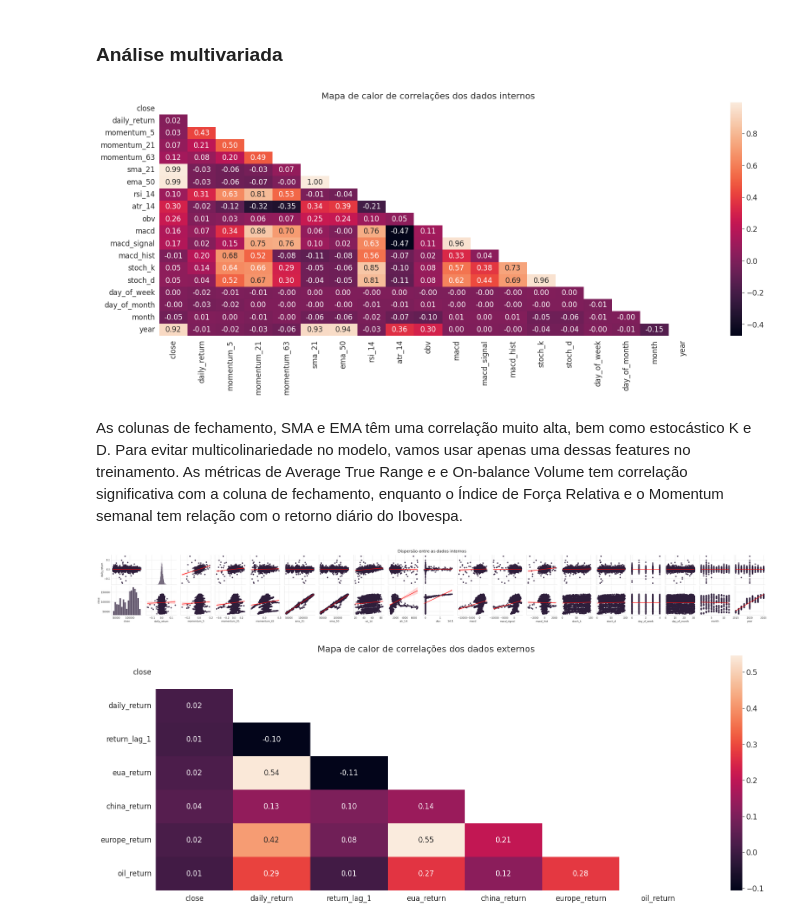
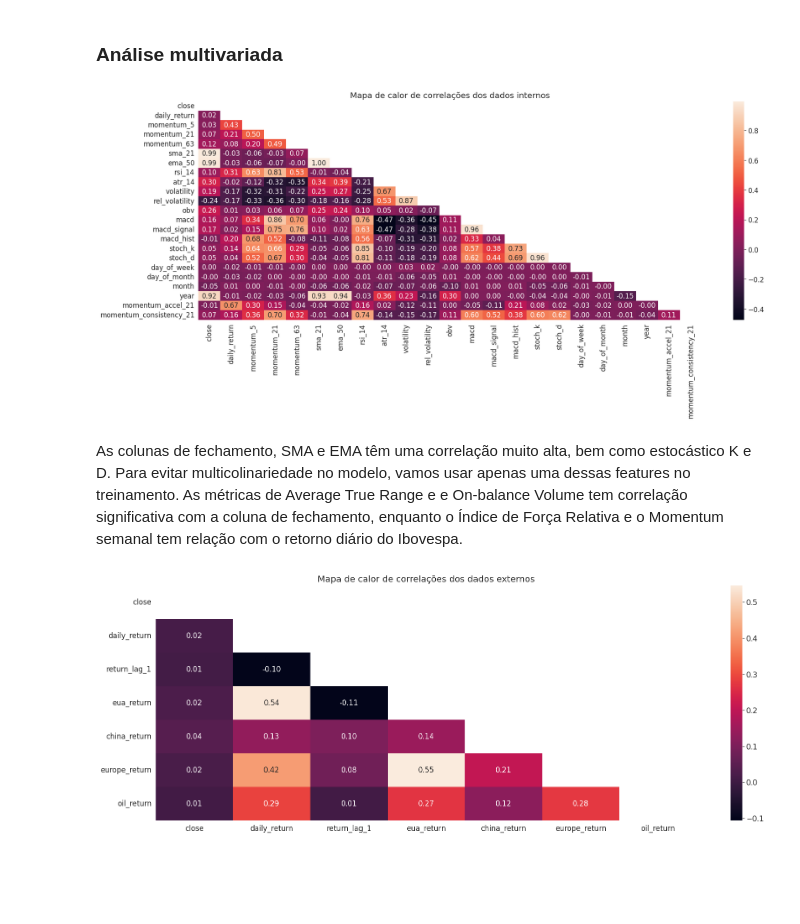
Before and after one commit to JacksonvBarbosa/Analise_Indice_Ibovespa, a Jupyter notebook: notebooks/02-exploratory-data-analysis-notebook.ipynb, the cells around one changed output. Cells and saved outputs as stored; diff of their text form; code cells hidden in the pictures; blank space fills up the shorter version.

```diff
--- a/notebooks/02-exploratory-data-analysis-notebook.ipynb
+++ b/notebooks/02-exploratory-data-analysis-notebook.ipynb
@@ -321,27 +321,22 @@ Melhor não usar o volume ou as features baseadas no volume devido a essa mudan
 ### Análise multivariada
 # %%
 # mapa de calor de correlação das variáveis
-columns_corr1 = ['close', 'daily_return', 'momentum_5', 'momentum_21', 'momentum_63', 'sma_21', 'ema_50', 'rsi_14', 'atr_14', 'obv',
-                 'macd', 'macd_signal', 'macd_hist', 'stoch_k', 'stoch_d', 'day_of_week', 'day_of_month', 'month', 'year']
+columns_corr1 = ['close', 'daily_return', 'momentum_5', 'momentum_21', 'momentum_63', 'sma_21', 'ema_50', 'rsi_14', 'atr_14', 'volatility', 'rel_volatility',
+                 'obv', 'macd', 'macd_signal', 'macd_hist', 'stoch_k', 'stoch_d', 'day_of_week', 'day_of_month', 'month', 'year',
+                 'momentum_accel_21', 'momentum_consistency_21']
 corr = df[columns_corr1].corr(numeric_only=True)
 
 mask = np.zeros_like(corr, dtype=bool)
 mask[np.triu_indices_from(mask)] = True
 
 sns.heatmap(corr, mask=mask, annot=True, fmt='.2f')
 plt.title('Mapa de calor de correlações dos dados internos')
 plt.grid(False)
 plt.show()
 # %% [output]
-[figure, old version]
+[figure, new version]
 # %% [markdown]
 As colunas de fechamento, SMA e EMA têm uma correlação muito alta, bem como estocástico K e D. Para evitar multicolinariedade no modelo, vamos usar apenas uma dessas features no treinamento. As métricas de Average True Range e e On-balance Volume tem correlação significativa com a coluna de fechamento, enquanto o Índice de Força Relativa e o Momentum semanal tem relação com o retorno diário do Ibovespa.
-# %%
-ax = sns.pairplot(df, y_vars=['daily_return', 'close'], x_vars=columns_corr1, kind='reg', plot_kws={'line_kws':{'color':'red'}})
-ax.figure.suptitle('Dispersão entre as dados internos', fontsize=20, y=1.05)
-plt.show()
-# %% [output]
-[figure, removed]
 # %%
 # mapa de calor de correlação das variáveis baseadas em fontes externas
 columns_corr2 = ['close', 'daily_return', 'return_lag_1', 'eua_return', 'china_return', 'europe_return', 'oil_return']
```
Also changed, not shown: parts of 4 cells of this notebook, 8 other files.
